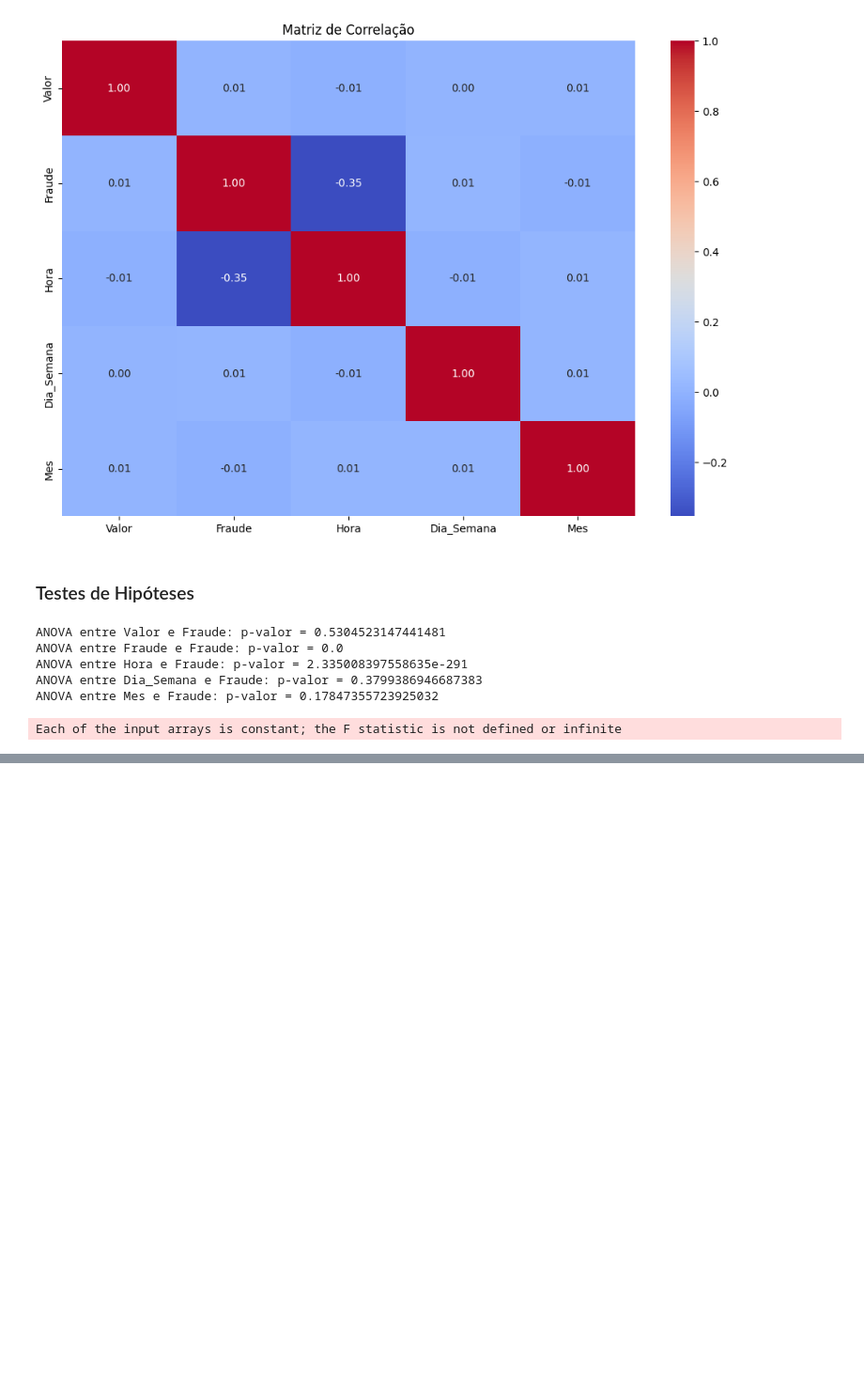
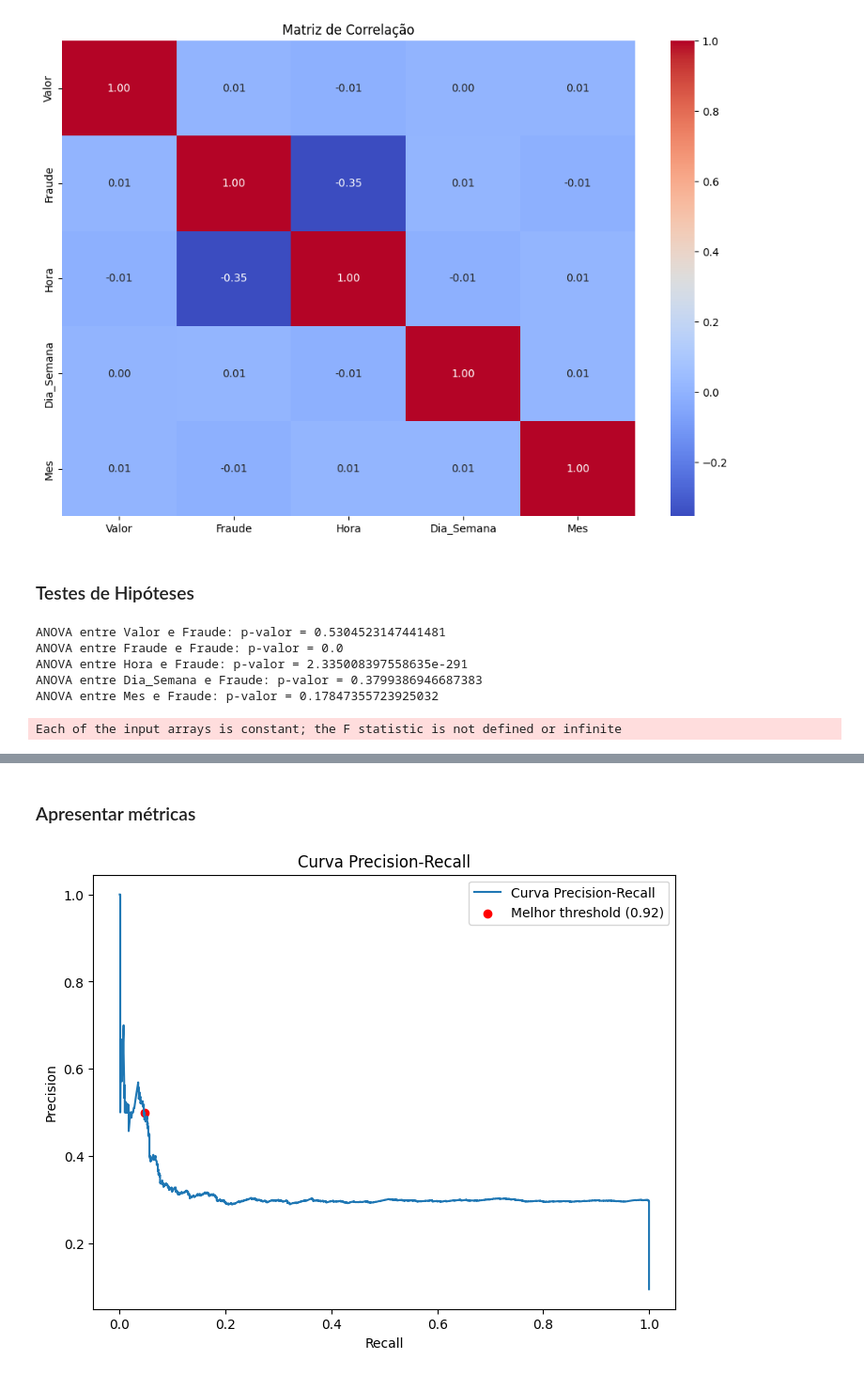
Before and after one commit to smoothemerson/AI_development, a Jupyter notebook: classes/final_challenge/modelo_antifraude.ipynb, the cells around one changed output, grey strips where cells are left out. Shown at 94% size. Drawn from its saved outputs; the diff is of its cells as text; code cells hidden in the pictures; blank space fills up the shorter version.

```diff
--- a/classes/final_challenge/modelo_antifraude.ipynb
+++ b/classes/final_challenge/modelo_antifraude.ipynb
@@ -228,0 +231,4 @@ Each of the input arrays is constant; the F statistic is not defined or infinite
+# %%
+selected_features = ['Hora', 'Valor']
+X = df_transacoes[selected_features]
+y = df_transacoes[target]
@@ -228,0 +237,9 @@ Each of the input arrays is constant; the F statistic is not defined or infinite
+# %%
+# Parâmetros do LightGBM
+params = {
+  'objective': 'binary',
+  'metric': 'average_precision',
+  'boosting_type': 'gbdt',
+  'random_state': 42,
+  'is_unbalance': True,         # Ou scale_pos_weight
+}
@@ -228,0 +312,14 @@ Each of the input arrays is constant; the F statistic is not defined or infinite
+# %% [markdown]
+### Apresentar métricas
+# %%
+# Plotar a curva Precision-Recall
+plt.figure(figsize=(8, 6))
+plt.plot(recall, precision, label='Curva Precision-Recall')
+plt.scatter(best_recall, best_precision, color='red', label=f'Melhor threshold ({best_threshold:.2f})')
+plt.xlabel('Recall')
+plt.ylabel('Precision')
+plt.title('Curva Precision-Recall')
+plt.legend()
+plt.show()
+# %% [output]
+[figure, added]
```
Also changed, not shown: parts of 5 cells of this notebook.
